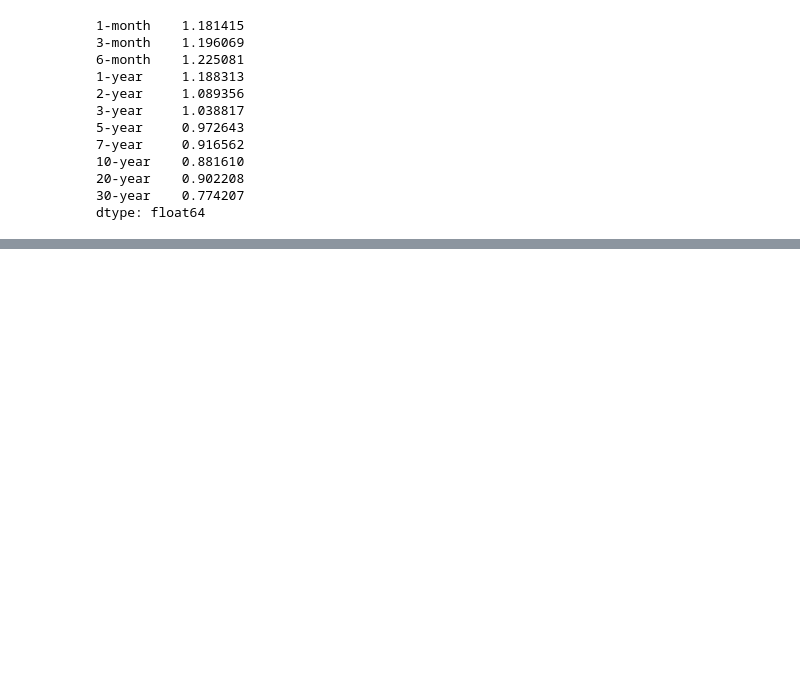
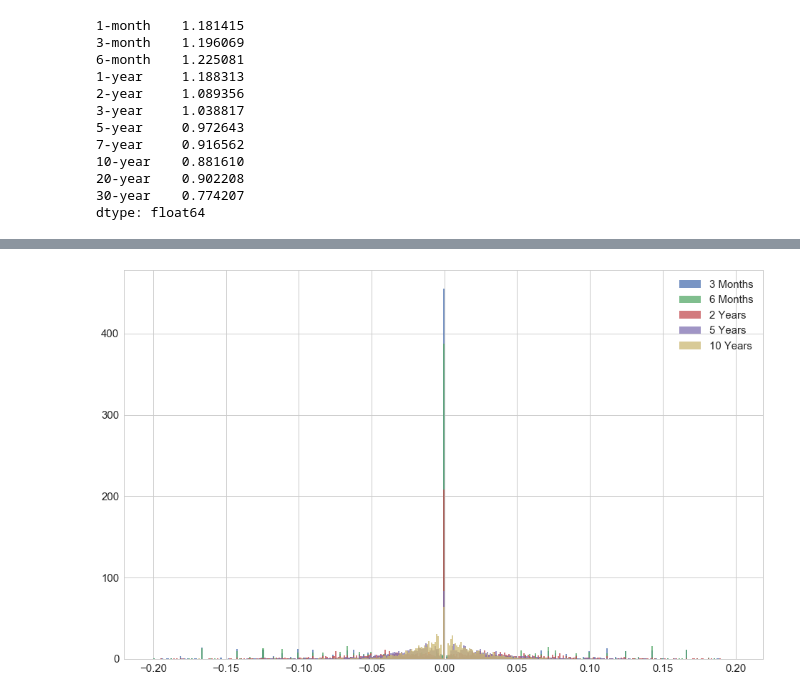
Before and after one commit to canelbiryol/Risk_Portfolio_Management, a Jupyter notebook: Homework2/Homework2.ipynb, the cells around one changed output, grey strips where cells are left out. Cells and saved outputs as stored; diff of their text form; code cells hidden in the pictures; blank space fills up the shorter version.

```diff
--- a/Homework2/Homework2.ipynb
+++ b/Homework2/Homework2.ipynb
@@ -441,0 +410,16 @@ The histogram of the various interest rates look similar to what you would expec
+# %%
+sns.set(font_scale=1.5)
+sns.set_style("whitegrid")
+plt.figure(figsize=(16,10))
+limit = 0.2
+df_change_std = df_change/df_change.std()
+bins = np.arange(-limit, limit, 0.001)
+for (tenor, label) in tenor_label_pairs:
+    # filtered_df = df_change[((df_change[tenor] > -limit) & ((df_change[tenor] < limit)))][tenor]
+    plt.hist(df_change[((df_change[tenor] > -limit) & ((df_change[tenor] < limit)))][tenor],
+             bins=bins, alpha=0.75, label=label, normed=True)
+
+plt.legend(loc='best')
+plt.show()
+# %% [output]
+[figure, added]
```
Also changed, not shown: parts of 30 cells of this notebook.
